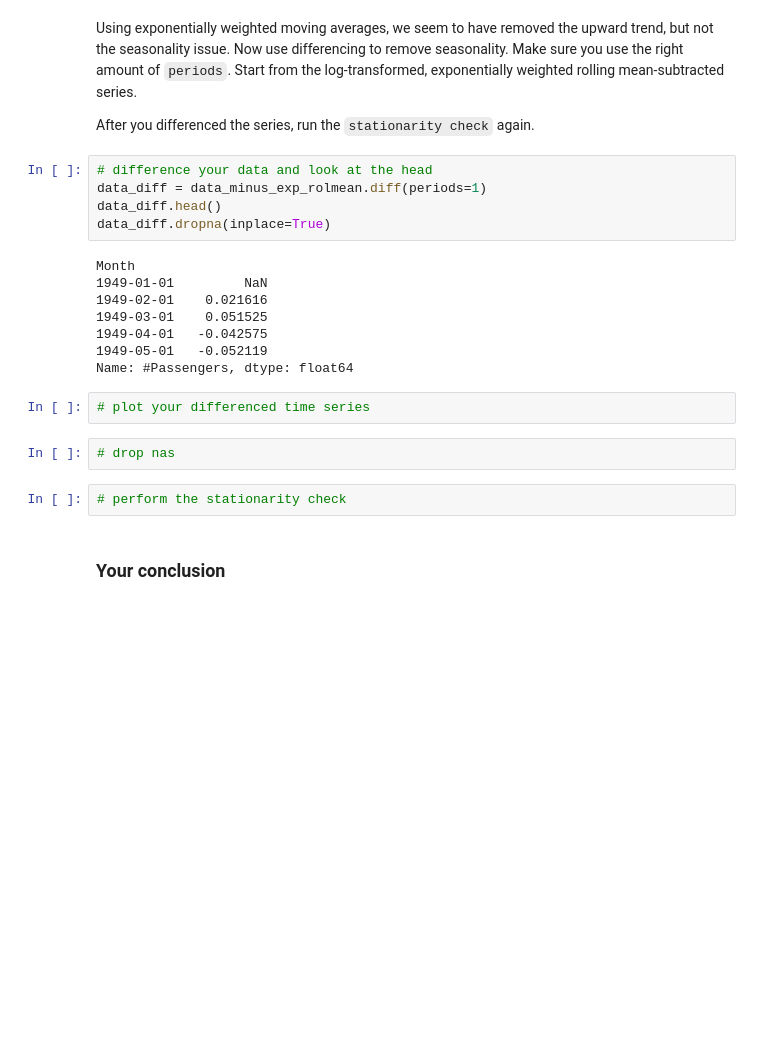
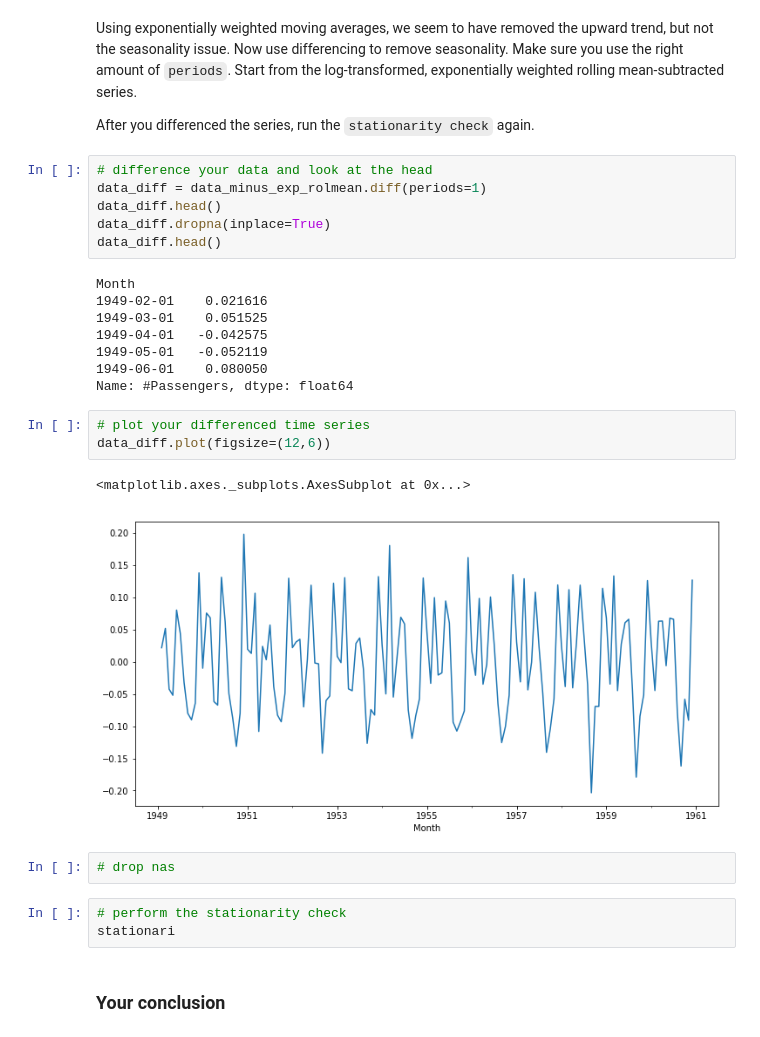
Before and after one commit to graceh3/dsc-3-25-08-removing-trends-lab-nyc-ds-career-012819, a Jupyter notebook: index.ipynb, the cells around one changed output. Saved outputs shown, nothing was run; the diff lists cells and outputs as text; blank space fills up the shorter version.

```diff
--- a/index.ipynb
+++ b/index.ipynb
@@ -224,20 +224,26 @@ After you differenced the series, run the `stationarity check` again.
 data_diff = data_minus_exp_rolmean.diff(periods=1)
 data_diff.head()
 data_diff.dropna(inplace=True)
+data_diff.head()
 # %% [output]
 Month
-1949-01-01         NaN
 1949-02-01    0.021616
 1949-03-01    0.051525
 1949-04-01   -0.042575
 1949-05-01   -0.052119
+1949-06-01    0.080050
 Name: #Passengers, dtype: float64
 # %%
 # plot your differenced time series
+data_diff.plot(figsize=(12,6))
+# %% [output]
+<matplotlib.axes._subplots.AxesSubplot at 0x...>
+[figure, added]
 # %%
 # drop nas
 # %%
 # perform the stationarity check
+stationari
 # %% [markdown]
 ### Your conclusion
 # %% [markdown]
```
